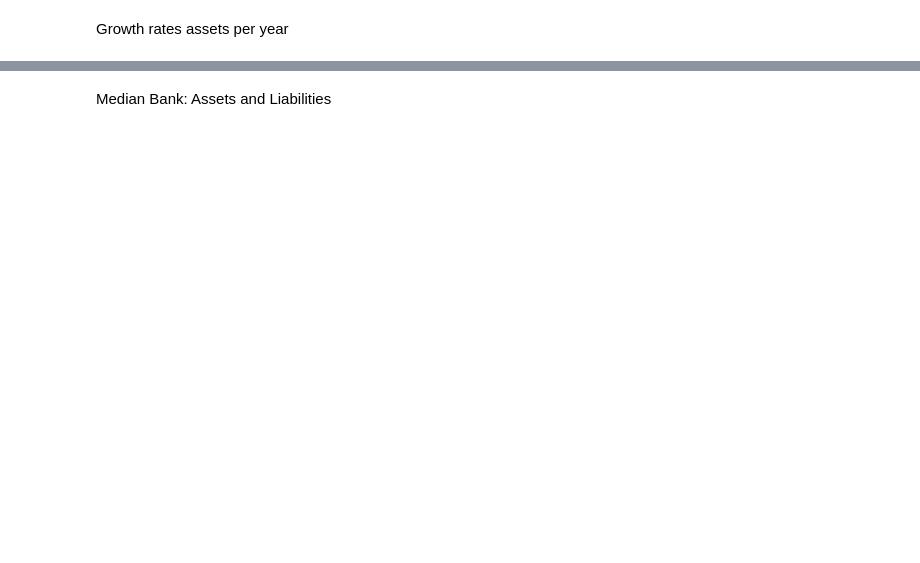
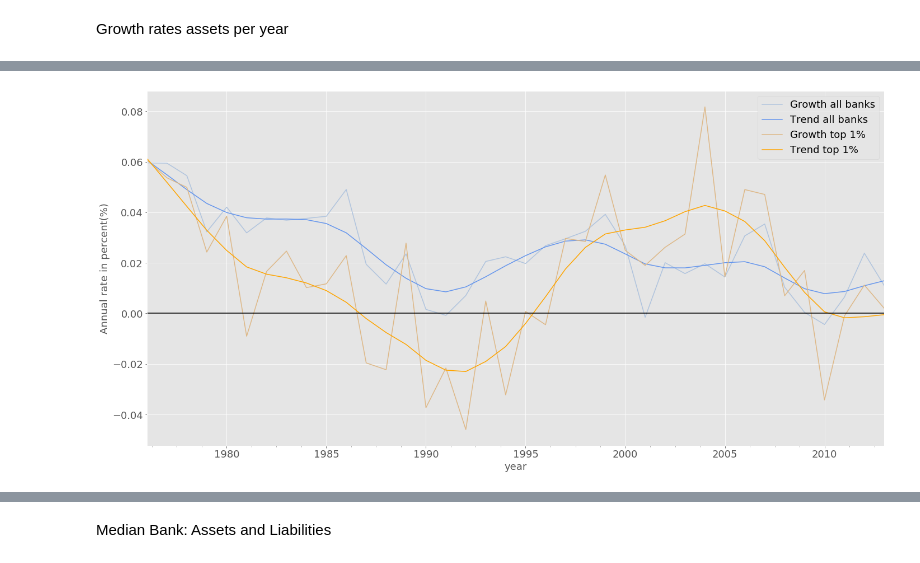
Before and after one commit to Alex-Telonic/BachelorThesisASch, a Jupyter notebook: OtherDescriptiveAnalysis.ipynb, the cells around one changed output, grey strips where cells are left out. Cells and saved outputs as stored; diff of their text form; code cells hidden in the pictures; blank space fills up the shorter version.

```diff
--- a/OtherDescriptiveAnalysis.ipynb
+++ b/OtherDescriptiveAnalysis.ipynb
@@ -554,3 +737,58 @@ plt.savefig('LatexVorlage/graphs/DescriptiveStats/OtherAnalysis_GrowthAssetsYear
+# %%
+#prepare data
+#top 1%
+temp_df_1 = df_aggOnePercent_growth.copy()
+temp_df_1.reset_index(level="quarter", inplace=True)
+temp_df_1 = temp_df_1[temp_df_1.quarter==4]
+#all banks
+temp_df_all = df_agg_growth.copy()
+temp_df_all.set_index("year", inplace=True)
+temp_df_all = temp_df_all[temp_df_all.quarter==4]
+#top 5%
+temp_df_5 = df_aggFivePercent_growth.copy()
+temp_df_5.reset_index(level="quarter", inplace=True)
+temp_df_5 = temp_df_5[temp_df_5.quarter==4]
+#top 10%
+temp_df_10 = df_aggTenPercent_growth.copy()
+temp_df_10.reset_index(level="quarter", inplace=True)
+temp_df_10 = temp_df_10[temp_df_10.quarter==4]
+
+#trends
+cycle, trend = sm.tsa.filters.hpfilter(temp_df_all.growth, 1600)
+assets_decomp = temp_df_all[["growth"]]
+assets_decomp["cycle"] = cycle
+assets_decomp["trend"] = trend
+
+cycle, trend = sm.tsa.filters.hpfilter(temp_df_all.growth, 6.25)
+assets_decomp = temp_df_all[["growth"]]
+assets_decomp["cycle"] = cycle
+assets_decomp["trend"] = trend
+
+cycle, trend = sm.tsa.filters.hpfilter(temp_df_1.growth, 6.25)
+assets_decomp1 = temp_df_1[["growth"]]
+assets_decomp1["cycle"] = cycle
+assets_decomp1["trend"] = trend
+
+#plot
+fig, ax = plt.subplots(figsize=(20,10))
+#ax.xaxis.set_major_locator(MultipleLocator(4))
+ax.xaxis.set_minor_locator(AutoMinorLocator(4))
+
+temp_df_all.growth.plot(ax=ax, color="lightsteelblue")
+assets_decomp.trend.plot(ax=ax, color="cornflowerblue")
+
+temp_df_1.growth.plot(ax=ax, color="burlywood")
+assets_decomp1.trend.plot(ax=ax, color="orange")
+
+
+plt.axhline(y=0, color='black', linestyle='-')
+ax.legend(["Growth all banks","Trend all banks" ,"Growth top 1%", "Trend top 1%"])
+ax.set_ylabel("Annual rate in percent(%)")
+ax.grid(True)
+plt.tight_layout()
+plt.savefig('LatexVorlage/graphs/DescriptiveStats/OtherAnalysis_GrowthTrends_7613.png')
+# %% [output]
+[figure, added]
 # %%
 fig, ax = plt.subplots(figsize=(20,10))
 years = [str(year) for year in range(1976, 2014)]
```
Also changed, not shown: parts of 32 cells of this notebook, 9 other files.
